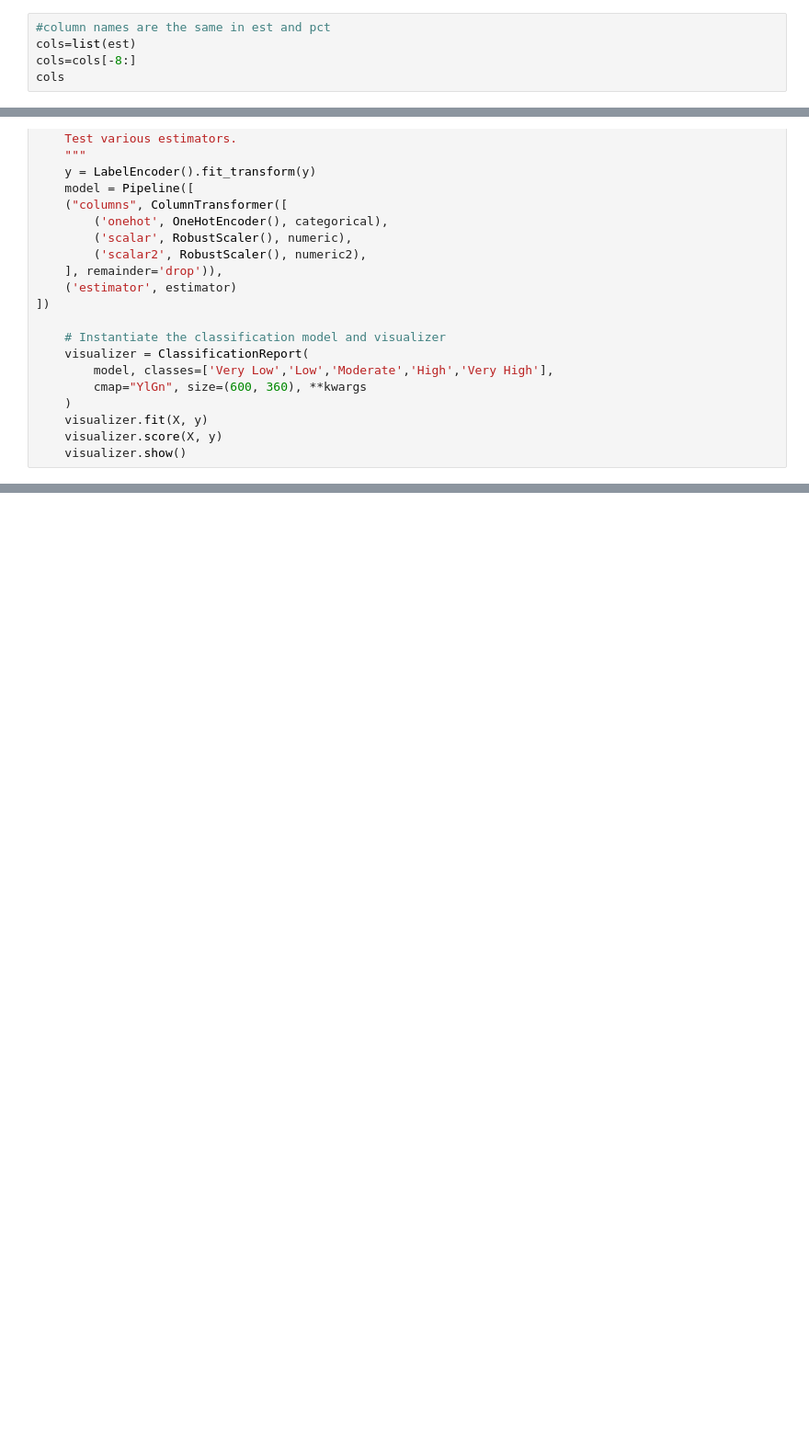
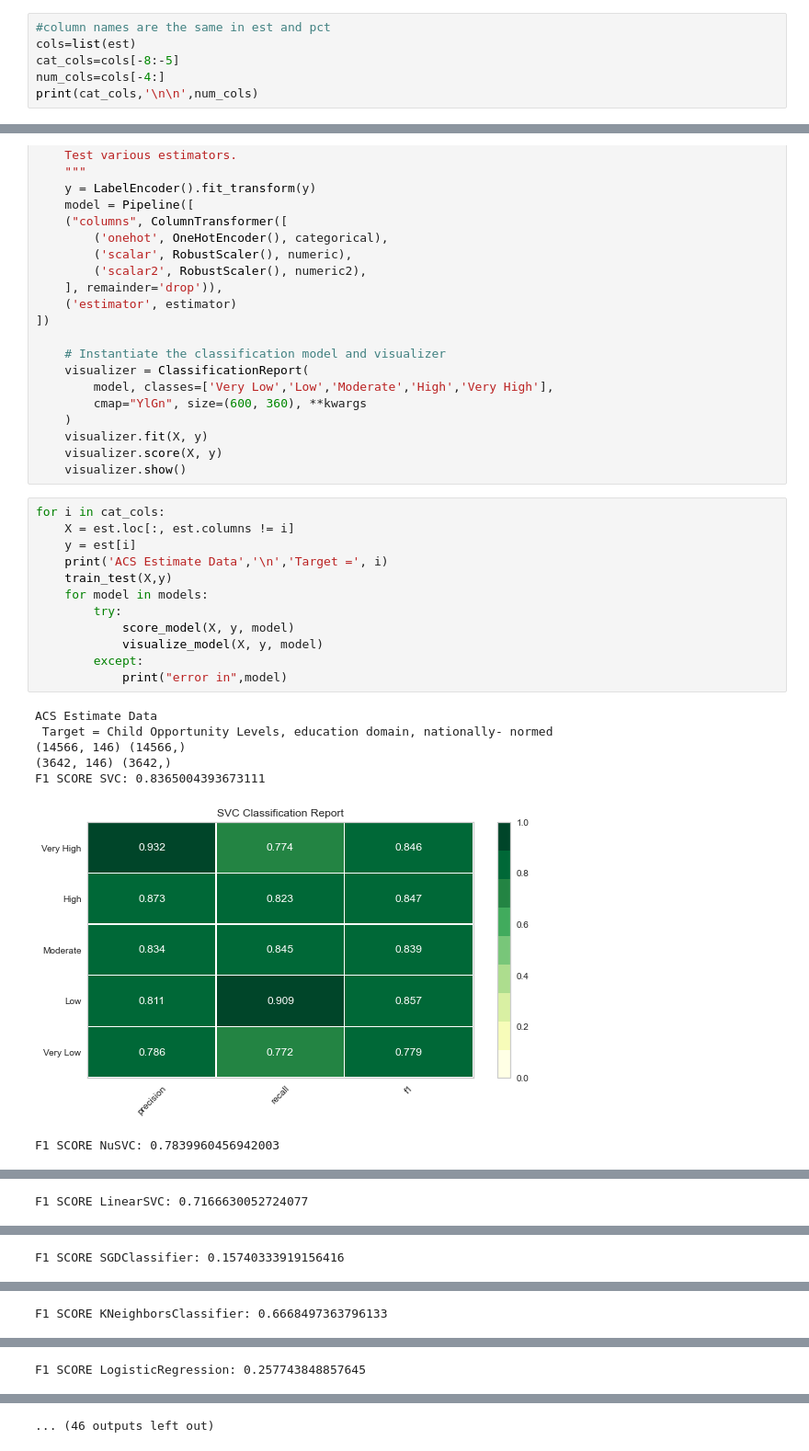
Before and after one commit to georgetown-analytics/Bleeding-Hearts, a Jupyter notebook: models/negatives_no_class_balance.ipynb, the cells around one changed output, grey strips where cells are left out. Shown at 92% size. Saved outputs shown, nothing was run; the diff lists cells and outputs as text; blank space fills up the shorter version.

Commit message:
added numeric targets

```diff
--- a/models/negatives_no_class_balance.ipynb
+++ b/models/negatives_no_class_balance.ipynb
@@ -78,6 +34,7 @@ None
 # %%
 #column names are the same in est and pct
 cols=list(est)
-cols=cols[-8:]
-cols
+cat_cols=cols[-8:-5]
+num_cols=cols[-4:]
+print(cat_cols,'\n\n',num_cols)
 # %% [output]
@@ -211,3 +163,23 @@ def visualize_model(X, y, estimator, **kwargs):
     visualizer.fit(X, y)
     visualizer.score(X, y)
     visualizer.show()
+# %%
+for i in cat_cols:
+    X = est.loc[:, est.columns != i]
+    y = est[i]
+    print('ACS Estimate Data','\n','Target =', i)
+    train_test(X,y)
+    for model in models:
+        try:
+            score_model(X, y, model)
+            visualize_model(X, y, model)
+        except:
+            print("error in",model)
+# %% [output]
+ACS Estimate Data
+ Target = Child Opportunity Levels, education domain, nationally- normed
+(14566, 146) (14566,)
+(3642, 146) (3642,)
+F1 SCORE SVC: 0.8365004393673111
+[figure, added]
+F1 SCORE NuSVC: 0.7839960456942003
@@ -213,0 +187 @@ def visualize_model(X, y, estimator, **kwargs):
+F1 SCORE LinearSVC: 0.7166630052724077
@@ -213,0 +189 @@ def visualize_model(X, y, estimator, **kwargs):
+F1 SCORE SGDClassifier: 0.15740333919156416
@@ -213,0 +191 @@ def visualize_model(X, y, estimator, **kwargs):
+F1 SCORE KNeighborsClassifier: 0.6668497363796133
@@ -213,0 +193 @@ def visualize_model(X, y, estimator, **kwargs):
+F1 SCORE LogisticRegression: 0.257743848857645
@@ -213,0 +195 @@ def visualize_model(X, y, estimator, **kwargs):
+... (46 outputs left out)
```
Also changed, not shown: parts of 11 cells of this notebook.
